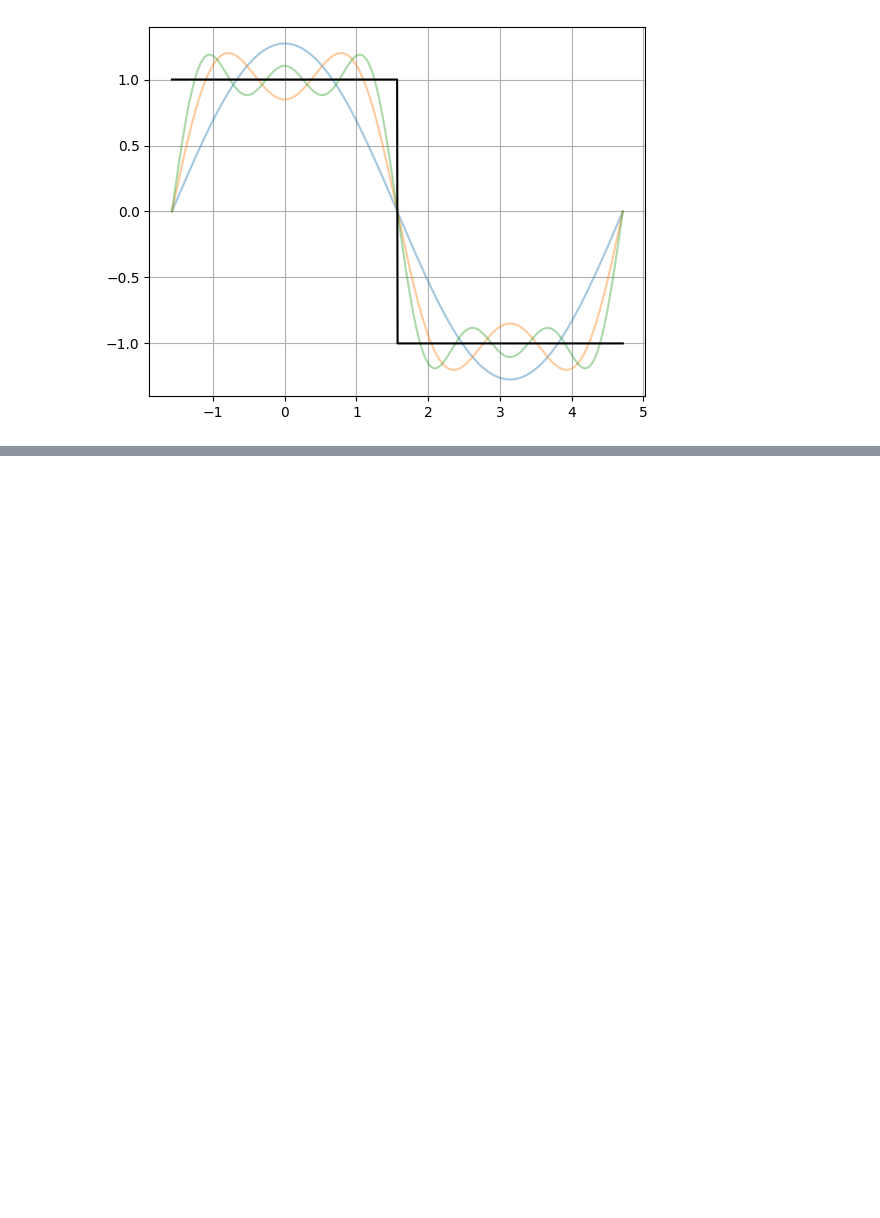
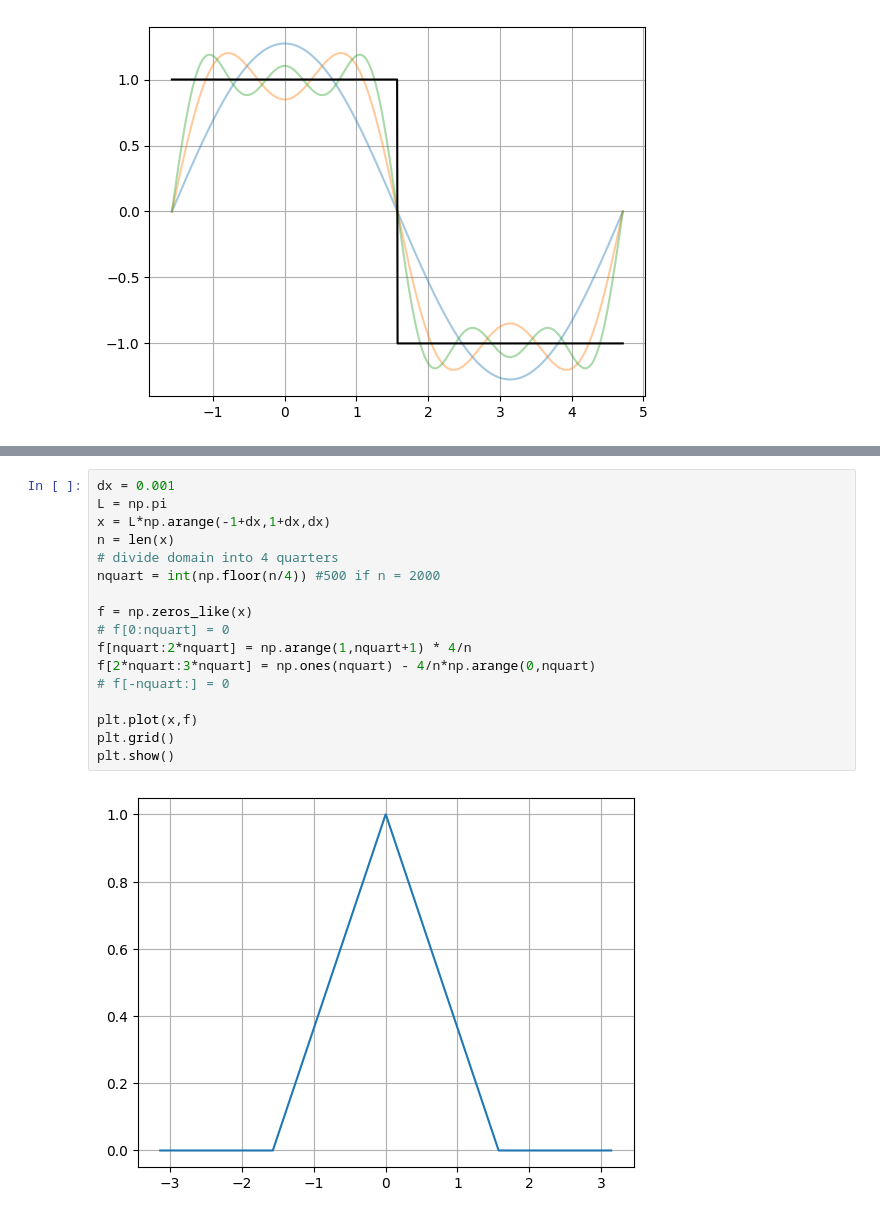
Before and after one commit to tanasr/MMA_ZHAW, a Jupyter notebook: Fourier.ipynb, the cells around one changed output, grey strips where cells are left out. Cells and saved outputs as stored; diff of their text form; blank space fills up the shorter version.

```diff
--- a/Fourier.ipynb
+++ b/Fourier.ipynb
@@ -64,0 +104,19 @@ plt.show()
+# %%
+dx = 0.001
+L = np.pi
+x = L*np.arange(-1+dx,1+dx,dx)
+n = len(x)
+# divide domain into 4 quarters
+nquart = int(np.floor(n/4)) #500 if n = 2000
+
+f = np.zeros_like(x)
+# f[0:nquart] = 0
+f[nquart:2*nquart] = np.arange(1,nquart+1) * 4/n
+f[2*nquart:3*nquart] = np.ones(nquart) - 4/n*np.arange(0,nquart)
+# f[-nquart:] = 0
+
+plt.plot(x,f)
+plt.grid()
+plt.show()
+# %% [output]
+[figure, added]
```
Also changed, not shown: parts of 7 cells of this notebook.
